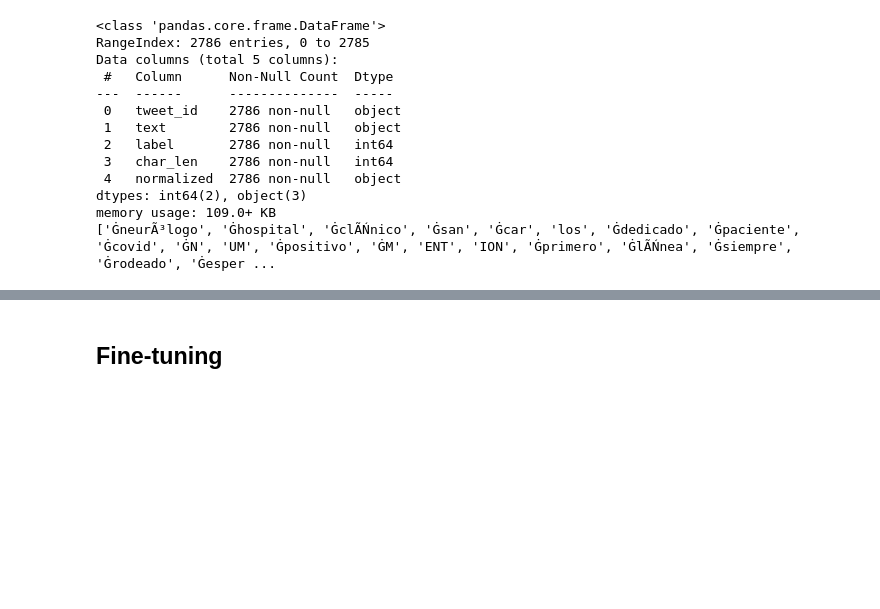
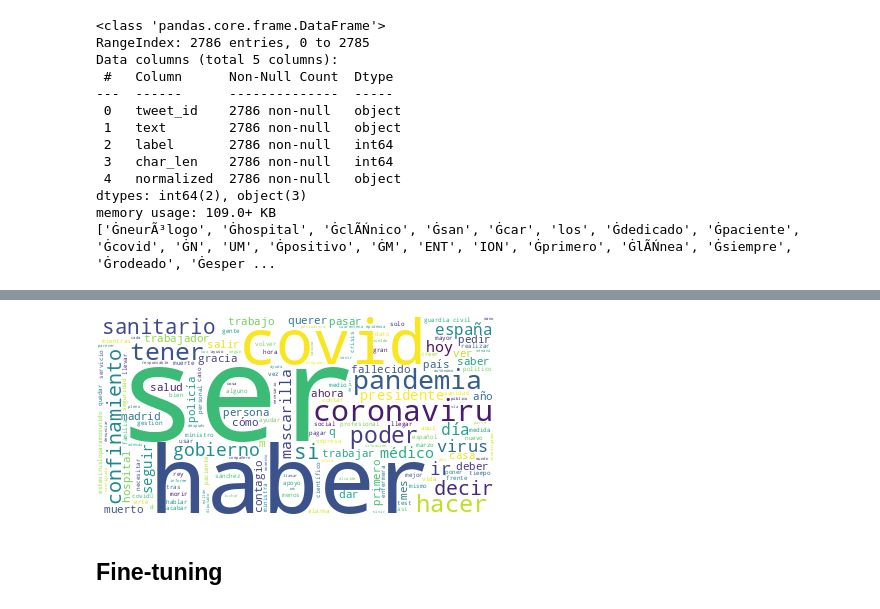
Before and after one commit to ivanrnarvaez/text_mining, a Jupyter notebook: NARVAEZ_BARREIROS_IVAN_RICARDO_Ejercicio1.ipynb, the cells around one changed output, grey strips where cells are left out. Cells and saved outputs as stored; diff of their text form; code cells hidden in the pictures; blank space fills up the shorter version.

```diff
--- a/NARVAEZ_BARREIROS_IVAN_RICARDO_Ejercicio1.ipynb
+++ b/NARVAEZ_BARREIROS_IVAN_RICARDO_Ejercicio1.ipynb
@@ -439,3 +463,8 @@ memory usage: 109.0+ KB
+# %%
+wordcloud.generate(txt_cat_norm1)
+wordcloud.to_image()
+# %% [output]
+[figure, added]
 # %% [markdown]
 ## Fine-tuning
 # %% [markdown]
```
Also changed, not shown: parts of 4 cells of this notebook.
